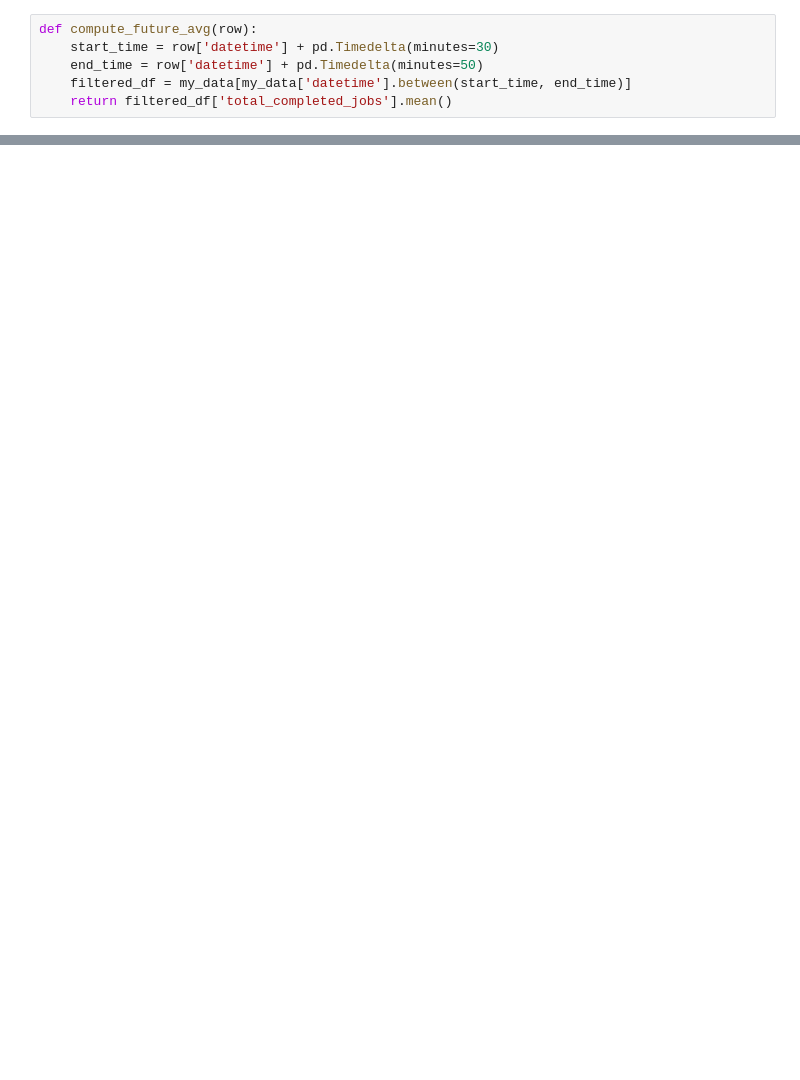
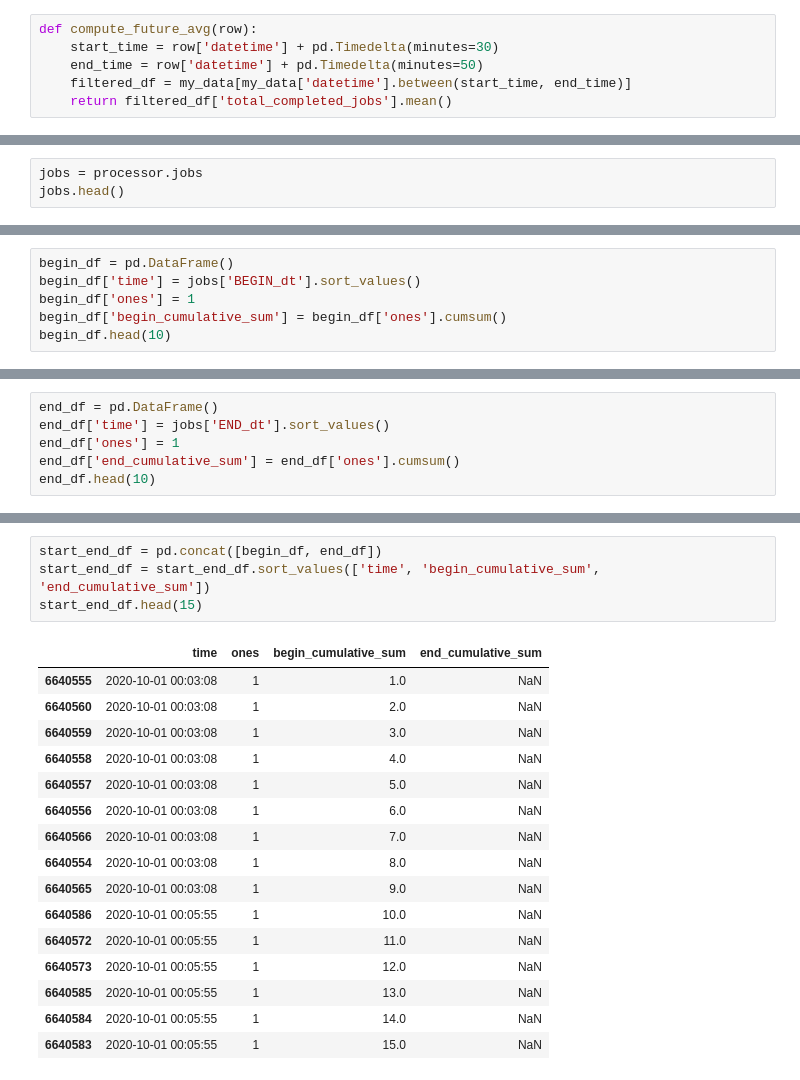
Before and after one commit to nss-data-science-cohort-8/accre-sweet-potato-casserole, a Jupyter notebook: notebooks/AIBranch3.ipynb, the cells around one changed output, grey strips where cells are left out. Drawn from its saved outputs; the diff is of its cells as text; blank space fills up the shorter version.

Commit message:
"Created total number of jobs running data frame."

```diff
--- a/notebooks/AIBranch3.ipynb
+++ b/notebooks/AIBranch3.ipynb
@@ -258,0 +537,3 @@ KeyboardInterrupt:
+# %%
+jobs = processor.jobs
+jobs.head()
@@ -258,0 +547,6 @@ KeyboardInterrupt:
+# %%
+begin_df = pd.DataFrame()
+begin_df['time'] = jobs['BEGIN_dt'].sort_values()
+begin_df['ones'] = 1
+begin_df['begin_cumulative_sum'] = begin_df['ones'].cumsum()
+begin_df.head(10)
@@ -258,0 +565,6 @@ KeyboardInterrupt:
+# %%
+end_df = pd.DataFrame()
+end_df['time'] = jobs['END_dt'].sort_values()
+end_df['ones'] = 1
+end_df['end_cumulative_sum'] = end_df['ones'].cumsum()
+end_df.head(10)
@@ -258,0 +583,21 @@ KeyboardInterrupt:
+# %%
+start_end_df = pd.concat([begin_df, end_df])
+start_end_df = start_end_df.sort_values(['time', 'begin_cumulative_sum', 'end_cumulative_sum'])
+start_end_df.head(15)
+# %% [output]
+|  | time | ones | begin_cumulative_sum | end_cumulative_sum |
+| 6640555 | 2020-10-01 00:03:08 | 1 | 1.0 | NaN |
+| 6640560 | 2020-10-01 00:03:08 | 1 | 2.0 | NaN |
+| 6640559 | 2020-10-01 00:03:08 | 1 | 3.0 | NaN |
+| 6640558 | 2020-10-01 00:03:08 | 1 | 4.0 | NaN |
+| 6640557 | 2020-10-01 00:03:08 | 1 | 5.0 | NaN |
+| 6640556 | 2020-10-01 00:03:08 | 1 | 6.0 | NaN |
+| 6640566 | 2020-10-01 00:03:08 | 1 | 7.0 | NaN |
+| 6640554 | 2020-10-01 00:03:08 | 1 | 8.0 | NaN |
+| 6640565 | 2020-10-01 00:03:08 | 1 | 9.0 | NaN |
+| 6640586 | 2020-10-01 00:05:55 | 1 | 10.0 | NaN |
+| 6640572 | 2020-10-01 00:05:55 | 1 | 11.0 | NaN |
+| 6640573 | 2020-10-01 00:05:55 | 1 | 12.0 | NaN |
+| 6640585 | 2020-10-01 00:05:55 | 1 | 13.0 | NaN |
+| 6640584 | 2020-10-01 00:05:55 | 1 | 14.0 | NaN |
+| 6640583 | 2020-10-01 00:05:55 | 1 | 15.0 | NaN |
```
Also changed, not shown: parts of 54 cells of this notebook.
